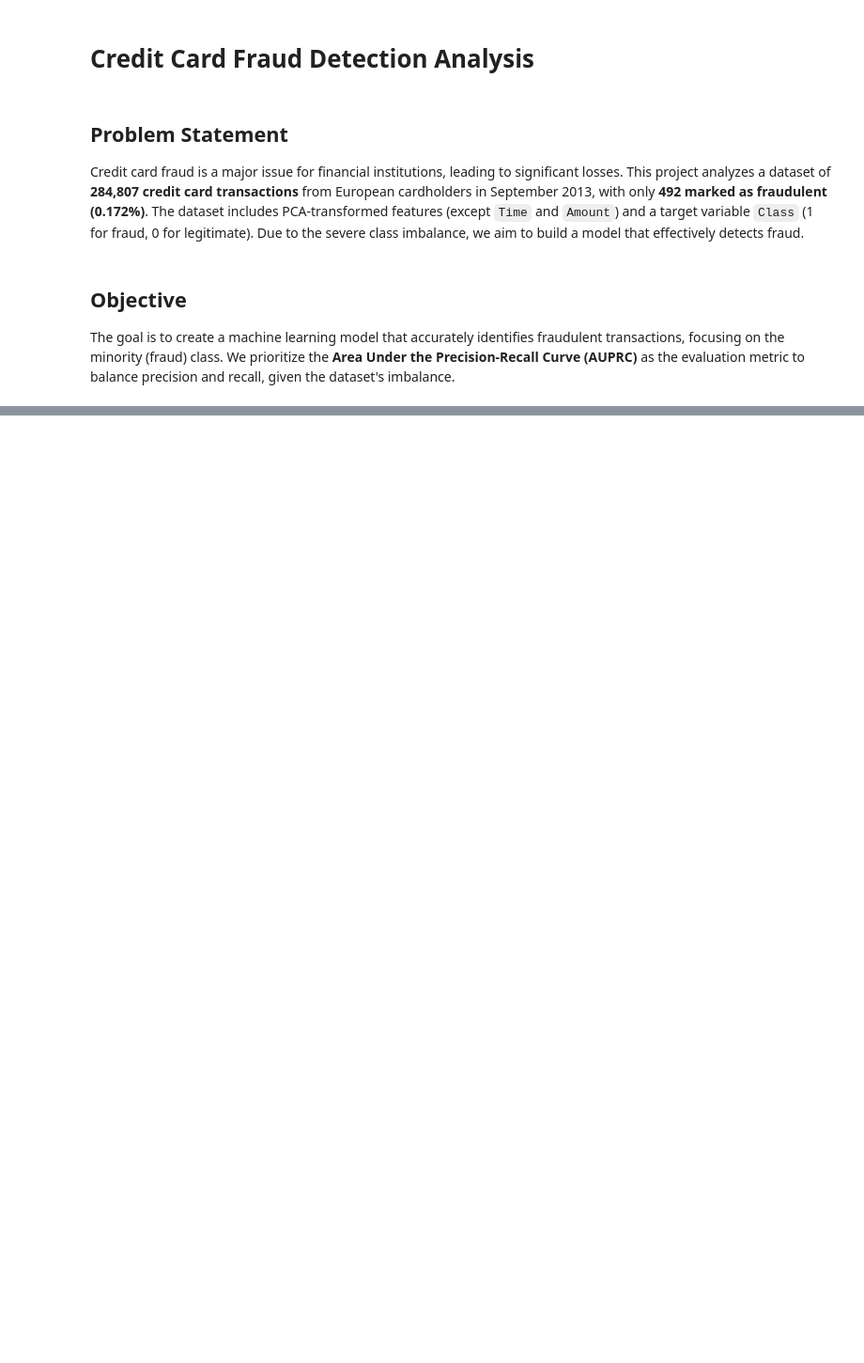
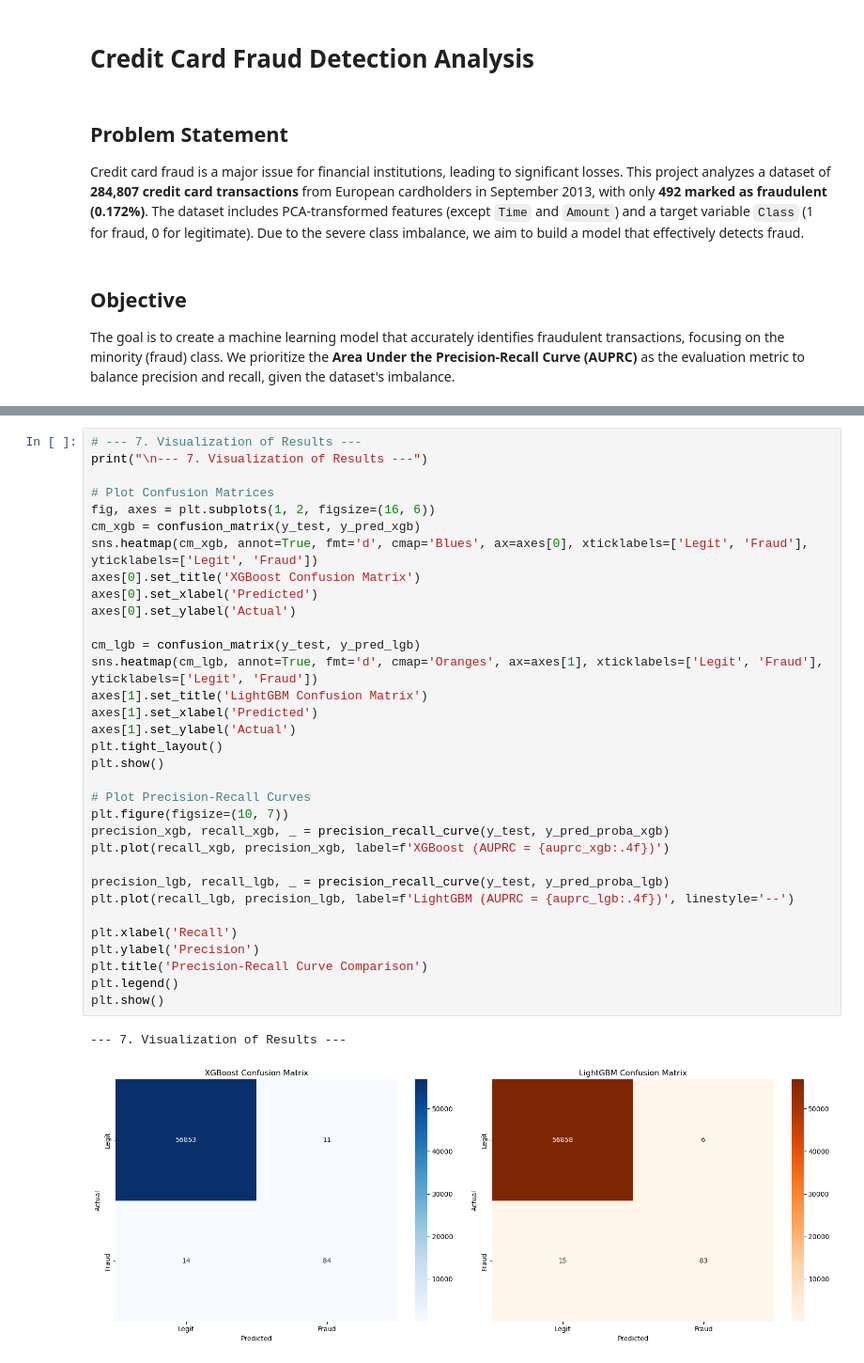
Before and after one commit to Nishant-Iyer/Credit-Card-Fraud-Detection, a Jupyter notebook: Credit Card Fraud Detection Analysis.ipynb, the cells around one changed output, grey strips where cells are left out. Shown at 94% size. Saved outputs shown, nothing was run; the diff lists cells and outputs as text; blank space fills up the shorter version.

```diff
--- a/Credit Card Fraud Detection Analysis.ipynb
+++ b/Credit Card Fraud Detection Analysis.ipynb
@@ -274,0 +234,36 @@ We analyze the best model (XGBoost) further using a precision-recall curve and f
+# %%
+# --- 7. Visualization of Results ---
+print("\n--- 7. Visualization of Results ---")
+
+# Plot Confusion Matrices
+fig, axes = plt.subplots(1, 2, figsize=(16, 6))
+cm_xgb = confusion_matrix(y_test, y_pred_xgb)
+sns.heatmap(cm_xgb, annot=True, fmt='d', cmap='Blues', ax=axes[0], xticklabels=['Legit', 'Fraud'], yticklabels=['Legit', 'Fraud'])
+axes[0].set_title('XGBoost Confusion Matrix')
+axes[0].set_xlabel('Predicted')
+axes[0].set_ylabel('Actual')
+
+cm_lgb = confusion_matrix(y_test, y_pred_lgb)
+sns.heatmap(cm_lgb, annot=True, fmt='d', cmap='Oranges', ax=axes[1], xticklabels=['Legit', 'Fraud'], yticklabels=['Legit', 'Fraud'])
+axes[1].set_title('LightGBM Confusion Matrix')
+axes[1].set_xlabel('Predicted')
+axes[1].set_ylabel('Actual')
+plt.tight_layout()
+plt.show()
+
+# Plot Precision-Recall Curves
+plt.figure(figsize=(10, 7))
+precision_xgb, recall_xgb, _ = precision_recall_curve(y_test, y_pred_proba_xgb)
+plt.plot(recall_xgb, precision_xgb, label=f'XGBoost (AUPRC = {auprc_xgb:.4f})')
+
+precision_lgb, recall_lgb, _ = precision_recall_curve(y_test, y_pred_proba_lgb)
+plt.plot(recall_lgb, precision_lgb, label=f'LightGBM (AUPRC = {auprc_lgb:.4f})', linestyle='--')
+
+plt.xlabel('Recall')
+plt.ylabel('Precision')
+plt.title('Precision-Recall Curve Comparison')
+plt.legend()
+plt.show()
+# %% [output]
+--- 7. Visualization of Results ---
+[figure, added]
```
Also changed, not shown: parts of 17 cells of this notebook, 5 other files.
